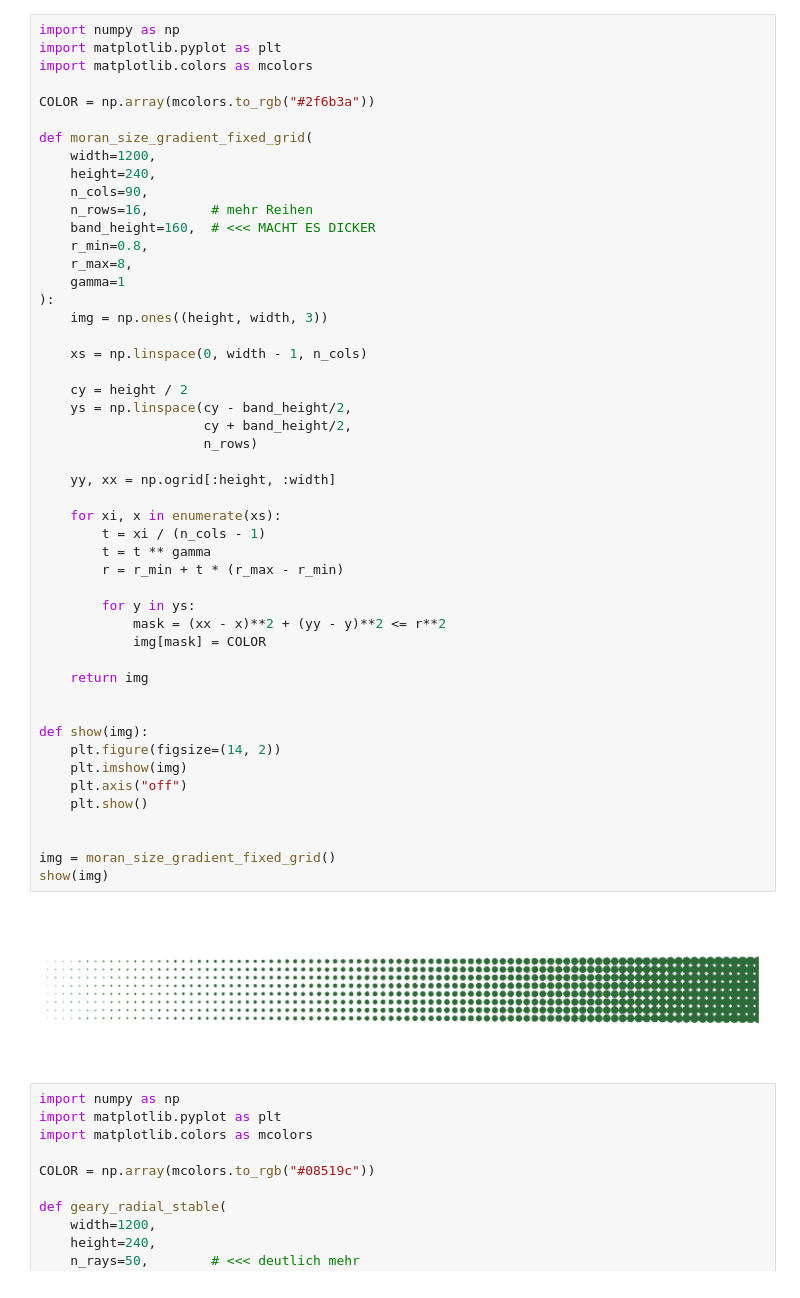
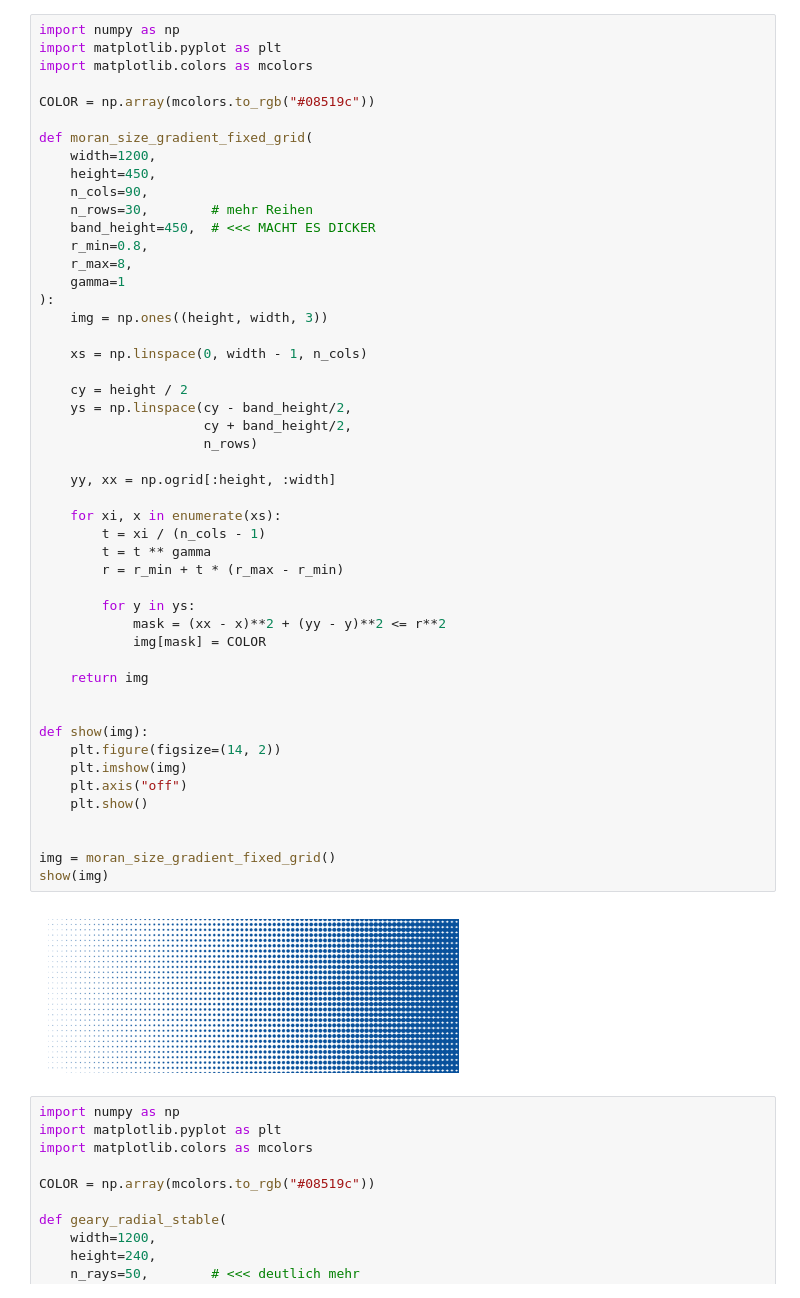
Before and after one commit to Jkoeppens/pilz-suitability-story, a Jupyter notebook: Testfield.ipynb, the cells around one changed output. Drawn from its saved outputs; the diff is of its cells as text.

```diff
--- a/Testfield.ipynb
+++ b/Testfield.ipynb
@@ -3,14 +3,14 @@ import numpy as np
 import matplotlib.pyplot as plt
 import matplotlib.colors as mcolors
 
-COLOR = np.array(mcolors.to_rgb("#2f6b3a"))
+COLOR = np.array(mcolors.to_rgb("#08519c"))
 
 def moran_size_gradient_fixed_grid(
     width=1200,
-    height=240,
+    height=450,
     n_cols=90,
-    n_rows=16,        # mehr Reihen
-    band_height=160,  # <<< MACHT ES DICKER
+    n_rows=30,        # mehr Reihen
+    band_height=450,  # <<< MACHT ES DICKER
     r_min=0.8,
     r_max=8,
     gamma=1
@@ -21,34 +21,34 @@ def moran_size_gradient_fixed_grid(
 
     cy = height / 2
     ys = np.linspace(cy - band_height/2,
                      cy + band_height/2,
                      n_rows)
 
     yy, xx = np.ogrid[:height, :width]
 
     for xi, x in enumerate(xs):
         t = xi / (n_cols - 1)
         t = t ** gamma
         r = r_min + t * (r_max - r_min)
 
         for y in ys:
             mask = (xx - x)**2 + (yy - y)**2 <= r**2
             img[mask] = COLOR
 
     return img
 
 
 def show(img):
     plt.figure(figsize=(14, 2))
     plt.imshow(img)
     plt.axis("off")
     plt.show()
 
 
 img = moran_size_gradient_fixed_grid()
 show(img)
 # %% [output]
-[figure, old version]
+[figure, new version]
 # %%
 import numpy as np
 import matplotlib.pyplot as plt
```
Also changed, not shown: 6 other files.
